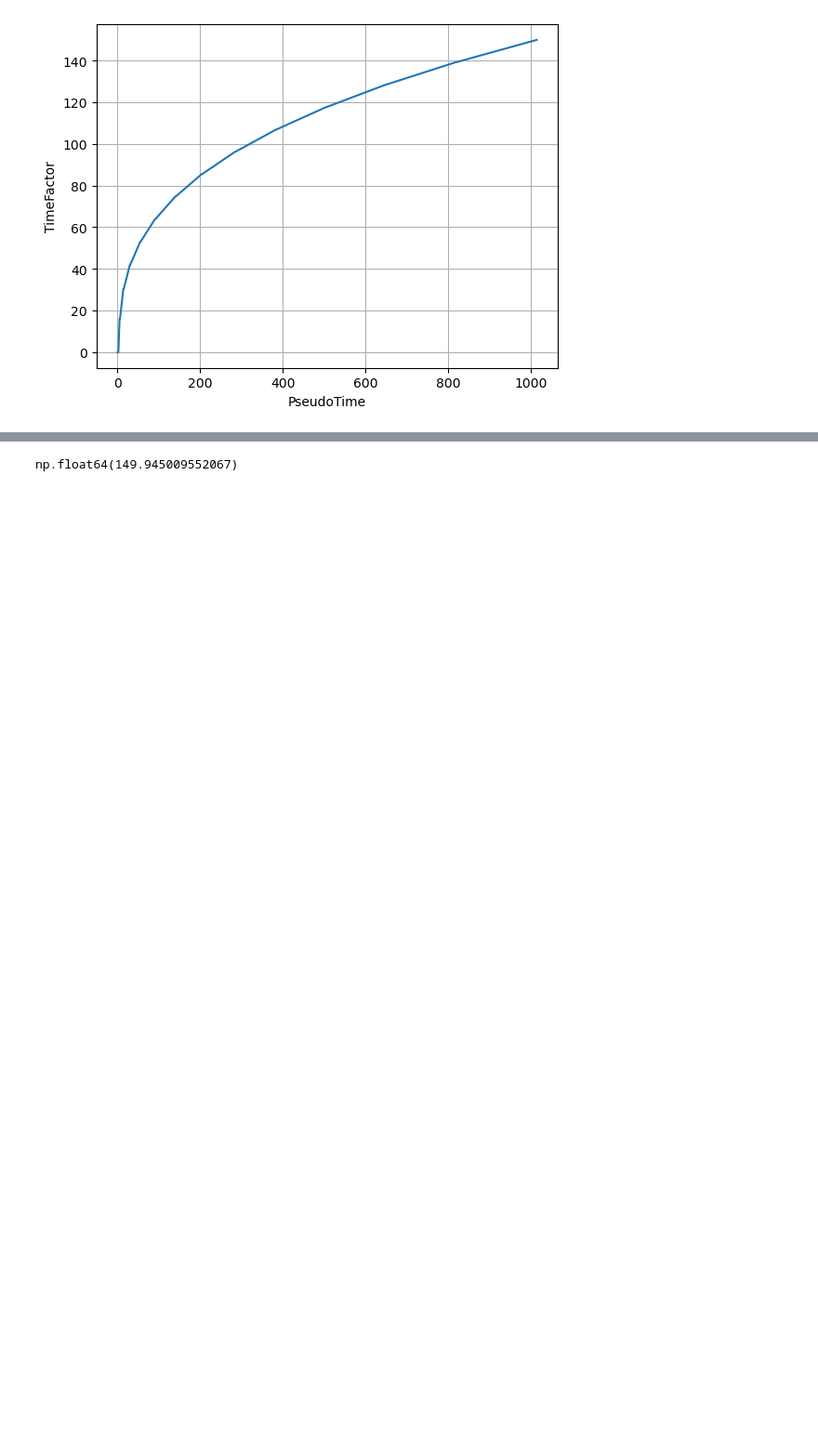
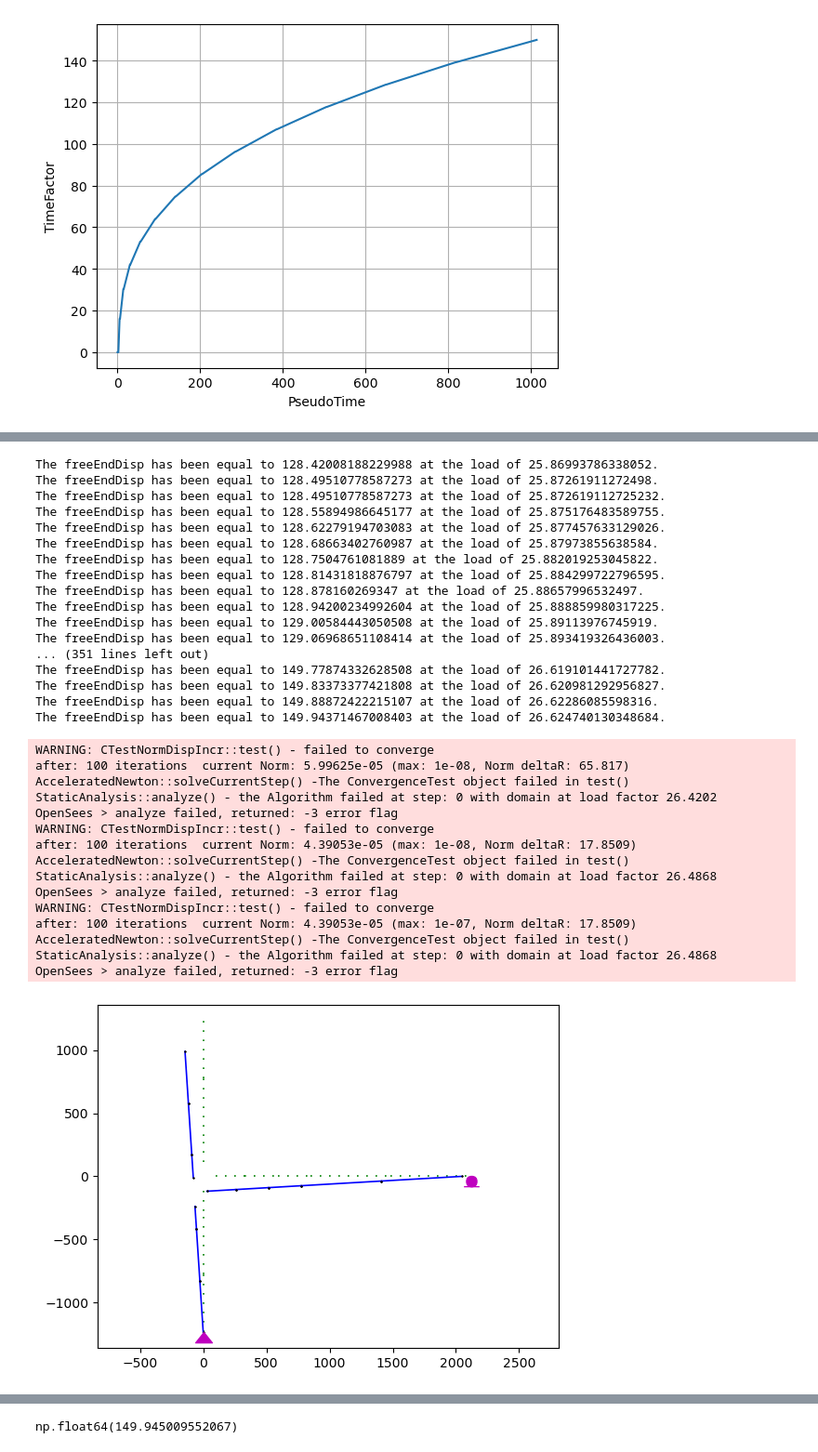
Before and after one commit to Suman-Regmi/BeamColumnWorks, a Jupyter notebook: bc_model_beams_columns_elastified.ipynb, the cells around one changed output, grey strips where cells are left out. Shown at 93% size. Cells and saved outputs as stored; diff of their text form; code cells hidden in the pictures; blank space fills up the shorter version.

```diff
--- a/bc_model_beams_columns_elastified.ipynb
+++ b/bc_model_beams_columns_elastified.ipynb
@@ -537,8 +538,9 @@ timeFactorHistory=defineTimeFactorHistoryMonotonic(peaksArray,scaleFactor,nSteps
 ops.timeSeries("Linear",10)
 ops.pattern("Plain",10,10)
 # ops.load(3,0,-55*kN,0) #comment out because it falls in the left branch which is omitted for external joint
-# ops.load(6,0,-55*kN,0)
+# ops.load(6,0,-55*kN,0)  #this load lies in the right branch of the beam column joint
 
+ops.load(9,0,-5*kN,0)
 
 ops.constraints("Transformation")
 ops.numberer("Plain")
@@ -552,8 +554,8 @@ ops.analysis("Static")
 ok = ops.analyze(10)
 ops.loadConst('-time', 0.0)
 ops.wipeAnalysis()
-# ops.setTime(0.0)
-# opsvis.plot_defo()
+ops.setTime(0.0)
+opsvis.plot_defo()
 
 ops.timeSeries("Linear",1)  #Displacement control
 ops.pattern("Plain",1,1)
@@ -732,2 +751,35 @@ The freeEndDisp has been equal to 149.945009552067 at the load of 27.32629056024
+The freeEndDisp has been equal to 128.42008188229988 at the load of 25.86993786338052.
+The freeEndDisp has been equal to 128.49510778587273 at the load of 25.87261911272498.
+The freeEndDisp has been equal to 128.49510778587273 at the load of 25.872619112725232.
+The freeEndDisp has been equal to 128.55894986645177 at the load of 25.875176483589755.
+The freeEndDisp has been equal to 128.62279194703083 at the load of 25.877457633129026.
+The freeEndDisp has been equal to 128.68663402760987 at the load of 25.87973855638584.
+The freeEndDisp has been equal to 128.7504761081889 at the load of 25.882019253045822.
+The freeEndDisp has been equal to 128.81431818876797 at the load of 25.884299722796595.
+The freeEndDisp has been equal to 128.878160269347 at the load of 25.88657996532497.
+The freeEndDisp has been equal to 128.94200234992604 at the load of 25.888859980317225.
+The freeEndDisp has been equal to 129.00584443050508 at the load of 25.89113976745919.
+The freeEndDisp has been equal to 129.06968651108414 at the load of 25.893419326436003.
+... (351 lines left out)
+The freeEndDisp has been equal to 149.77874332628508 at the load of 26.619101441727782.
+The freeEndDisp has been equal to 149.83373377421808 at the load of 26.620981292956827.
+The freeEndDisp has been equal to 149.88872422215107 at the load of 26.62286085598316.
+The freeEndDisp has been equal to 149.94371467008403 at the load of 26.624740130348684.
+WARNING: CTestNormDispIncr::test() - failed to converge
+after: 100 iterations  current Norm: 5.99625e-05 (max: 1e-08, Norm deltaR: 65.817)
+AcceleratedNewton::solveCurrentStep() -The ConvergenceTest object failed in test()
+StaticAnalysis::analyze() - the Algorithm failed at step: 0 with domain at load factor 26.4202
+OpenSees > analyze failed, returned: -3 error flag
+WARNING: CTestNormDispIncr::test() - failed to converge
+after: 100 iterations  current Norm: 4.39053e-05 (max: 1e-08, Norm deltaR: 17.8509)
+AcceleratedNewton::solveCurrentStep() -The ConvergenceTest object failed in test()
+StaticAnalysis::analyze() - the Algorithm failed at step: 0 with domain at load factor 26.4868
+OpenSees > analyze failed, returned: -3 error flag
+WARNING: CTestNormDispIncr::test() - failed to converge
+after: 100 iterations  current Norm: 4.39053e-05 (max: 1e-07, Norm deltaR: 17.8509)
+AcceleratedNewton::solveCurrentStep() -The ConvergenceTest object failed in test()
+StaticAnalysis::analyze() - the Algorithm failed at step: 0 with domain at load factor 26.4868
+OpenSees > analyze failed, returned: -3 error flag
+[figure, added]
 # %%
 enveloperight = np.loadtxt(f"envelopeRightPark.txt")
```
Also changed, not shown: parts of 12 cells of this notebook, 4 other files.
